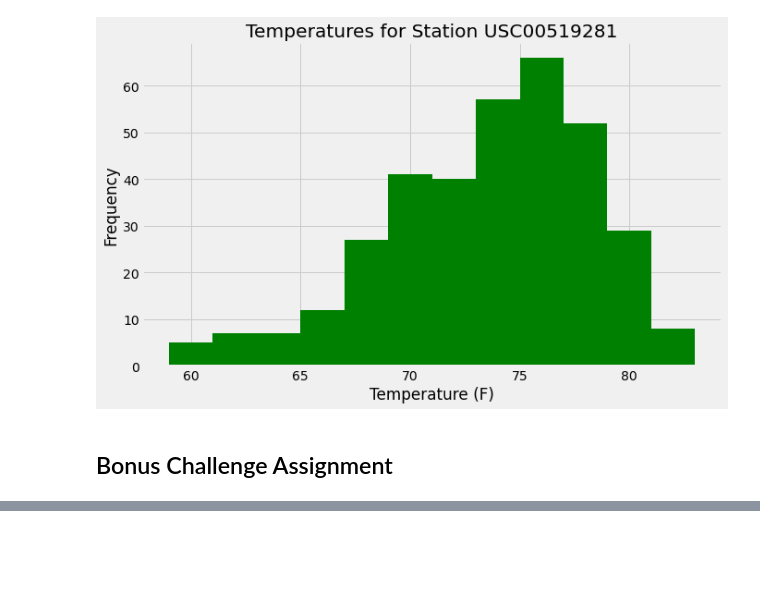
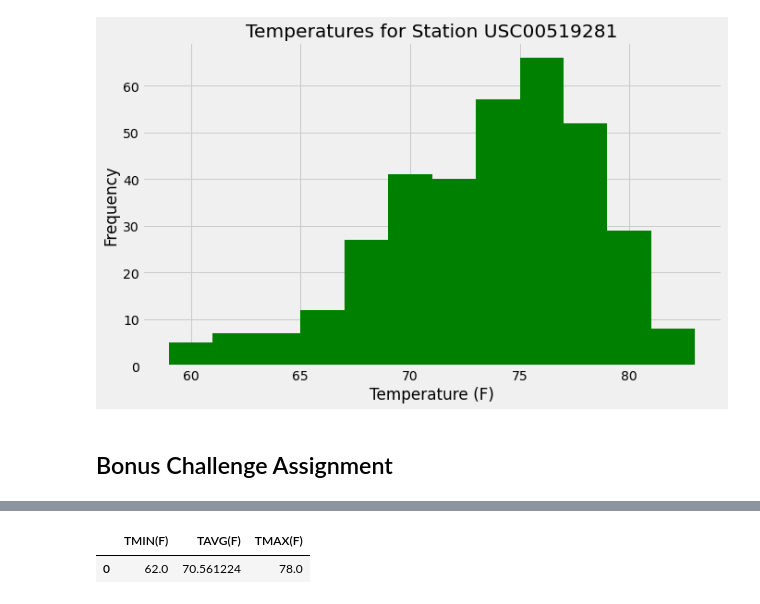
Before and after one commit to susanquiros/sqlalchemy-challenge, a Jupyter notebook: climate_starter.ipynb, the cells around one changed output, grey strips where cells are left out. Drawn from its saved outputs; the diff is of its cells as text; code cells hidden in the pictures; blank space fills up the shorter version.

```diff
--- a/climate_starter.ipynb
+++ b/climate_starter.ipynb
@@ -194,6 +196,14 @@ print(calc_temps('2012-02-28', '2012-03-05'))
 # %%
 # Use your previous function `calc_temps` to calculate the tmin, tavg, and tmax
 # for your trip using the previous year's data for those same dates.
+start_date = '2016-12-01'
+end_date = '2016-12-15'
+trip = calc_temps(start_date,end_date)
+trip_df = pd.DataFrame(trip, columns= ['TMIN(F)', 'TAVG(F)','TMAX(F)'])
+trip_df
+# %% [output]
+|  | TMIN(F) | TAVG(F) | TMAX(F) |
+| 0 | 62.0 | 70.561224 | 78.0 |
 # %%
 # Plot the results from your previous query as a bar chart.
 # Use "Trip Avg Temp" as your Title
```
Also changed, not shown: parts of 4 cells of this notebook, 1 other file.
